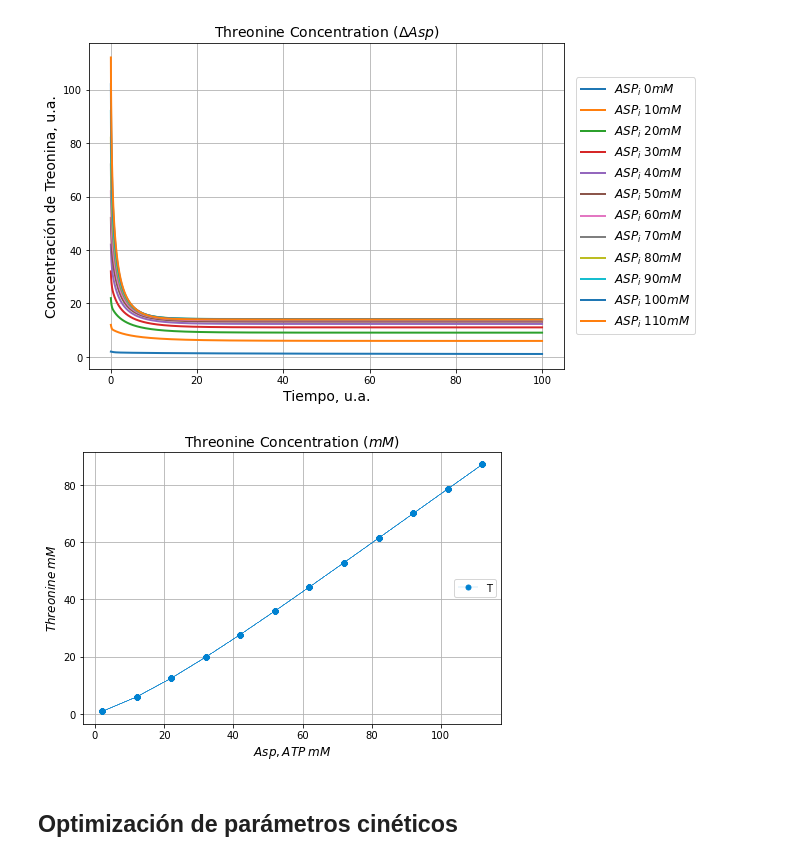
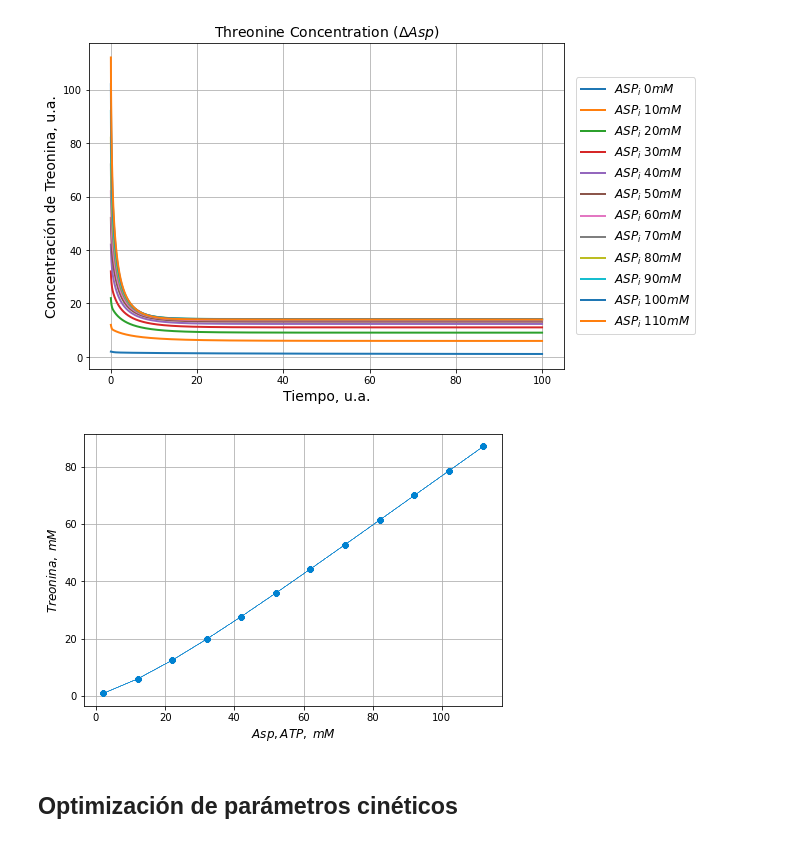
Before and after one commit to alejandrocs98/Proyectos-HCIM, a Jupyter notebook: Proyecto-01/proyecto_1.ipynb, the cells around one changed output. Cells and saved outputs as stored; diff of their text form; code cells hidden in the pictures.

```diff
--- a/Proyecto-01/proyecto_1.ipynb
+++ b/Proyecto-01/proyecto_1.ipynb
@@ -281,14 +285,12 @@ plt.show()
 # %%
 figure = plt.figure(figsize=(7.5,5))
 x = [solved_systems[i].y[0][0] for i in range(len(solved_systems))];
 y = [solved_systems[i].y[5][-1] for i in range(len(solved_systems))];
 [plt.plot(x, y, '--', color='#0082D1',marker='o', lw=0.2, ms=5)  for i in range(len(solved_systems))];
-plt.title(r'Threonine Concentration ($mM$)', fontsize=14);
-plt.xlabel(r'${Asp, ATP}\;mM$', fontsize=12);
-plt.ylabel(r'$Threonine\;mM$', fontsize=12);
-plt.legend('T',loc=5);
+plt.xlabel(r'${Asp, ATP},\;mM$', fontsize=12);
+plt.ylabel(r'$Treonina,\;mM$', fontsize=12);
 plt.grid(True)
 # %% [output]
-[figure, old version]
+[figure, new version]
 # %% [markdown]
 ## Optimización de parámetros cinéticos
```
Also changed, not shown: parts of 22 cells of this notebook, 3 other files.
